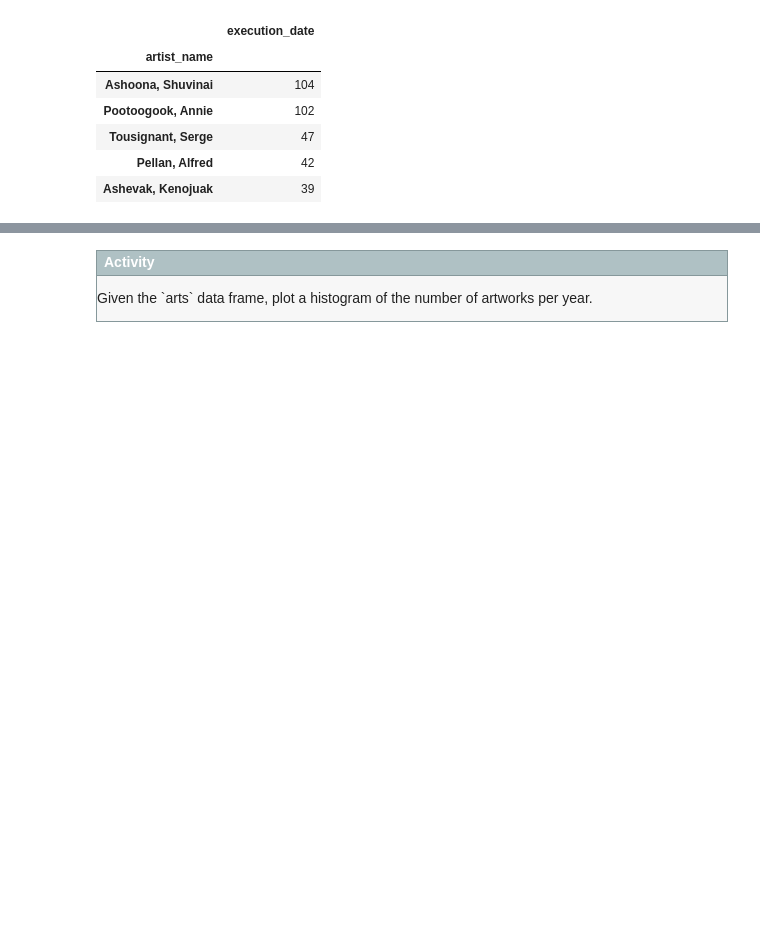
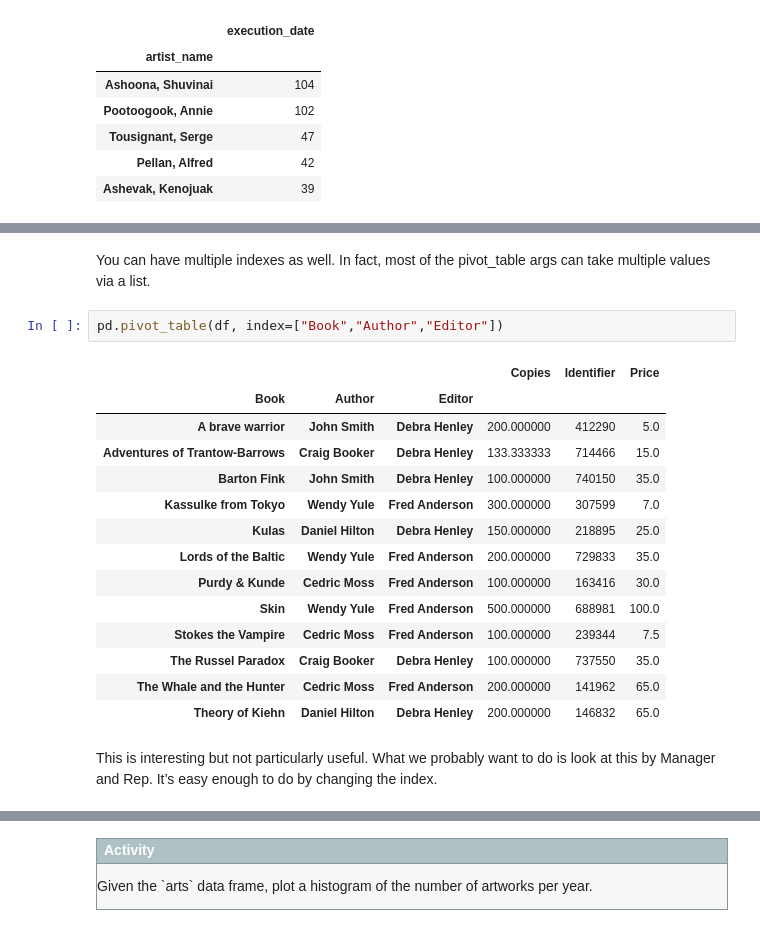
Before and after one commit to versae/DH2304, a Jupyter notebook: class07.ipynb, the cells around one changed output, grey strips where cells are left out. Drawn from its saved outputs; the diff is of its cells as text; blank space fills up the shorter version.

```diff
--- a/class07.ipynb
+++ b/class07.ipynb
@@ -388,0 +685,21 @@ period_max = arts.groupby # ...
+# %% [markdown]
+You can have multiple indexes as well. In fact, most of the pivot_table args can take multiple values via a list.
+# %%
+pd.pivot_table(df, index=["Book","Author","Editor"])
+# %% [output]
+|  |  |  | Copies | Identifier | Price |
+| Book | Author | Editor |  |  |  |
+| A brave warrior | John Smith | Debra Henley | 200.000000 | 412290 | 5.0 |
+| Adventures of Trantow-Barrows | Craig Booker | Debra Henley | 133.333333 | 714466 | 15.0 |
+| Barton Fink | John Smith | Debra Henley | 100.000000 | 740150 | 35.0 |
+| Kassulke from Tokyo | Wendy Yule | Fred Anderson | 300.000000 | 307599 | 7.0 |
+| Kulas | Daniel Hilton | Debra Henley | 150.000000 | 218895 | 25.0 |
+| Lords of the Baltic | Wendy Yule | Fred Anderson | 200.000000 | 729833 | 35.0 |
+| Purdy & Kunde | Cedric Moss | Fred Anderson | 100.000000 | 163416 | 30.0 |
+| Skin | Wendy Yule | Fred Anderson | 500.000000 | 688981 | 100.0 |
+| Stokes the Vampire | Cedric Moss | Fred Anderson | 100.000000 | 239344 | 7.5 |
+| The Russel Paradox | Craig Booker | Debra Henley | 100.000000 | 737550 | 35.0 |
+| The Whale and the Hunter | Cedric Moss | Fred Anderson | 200.000000 | 141962 | 65.0 |
+| Theory of Kiehn | Daniel Hilton | Debra Henley | 200.000000 | 146832 | 65.0 |
+# %% [markdown]
+This is interesting but not particularly useful. What we probably want to do is look at this by Manager and Rep. It’s easy enough to do by changing the index.
```
Also changed, not shown: parts of 90 cells of this notebook, 4 other files.
